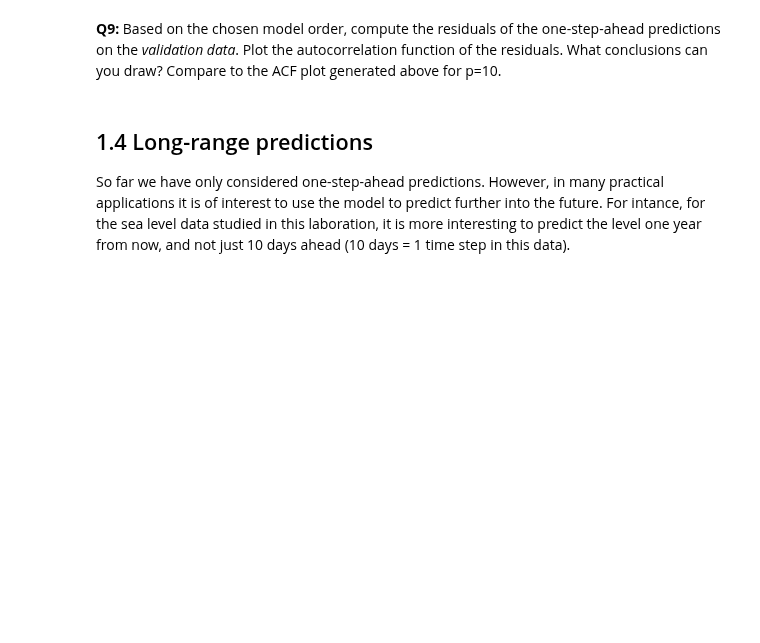
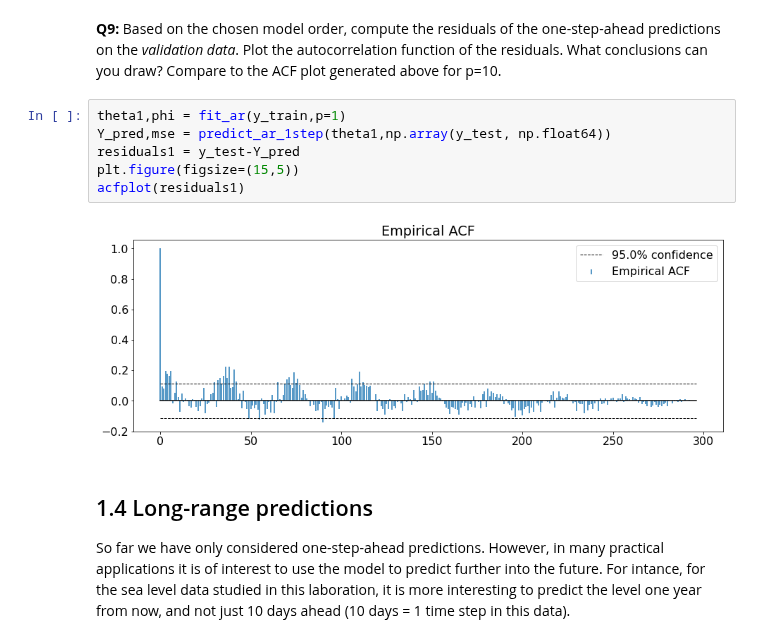
Before and after one commit to jrakhshanda/Time-Series-Sequence-Learning, a Jupyter notebook: tssl_lab1_ipynb_txt.ipynb, the cells around one changed output. Cells and saved outputs as stored; diff of their text form; blank space fills up the shorter version.

```diff
--- a/tssl_lab1_ipynb_txt.ipynb
+++ b/tssl_lab1_ipynb_txt.ipynb
@@ -282,5 +281,13 @@ NameError: ignored
 # %% [markdown]
 **Q9:** Based on the chosen model order, compute the residuals of the one-step-ahead predictions on the *validation data*. Plot the autocorrelation function of the residuals. What conclusions can you draw? Compare to the ACF plot generated above for p=10.
+# %%
+theta1,phi = fit_ar(y_train,p=1)
+Y_pred,mse = predict_ar_1step(theta1,np.array(y_test, np.float64))
+residuals1 = y_test-Y_pred
+plt.figure(figsize=(15,5))
+acfplot(residuals1)
+# %% [output]
+[figure, added]
 # %% [markdown]
 ## 1.4 Long-range predictions
 So far we have only considered one-step-ahead predictions. However, in many practical applications it is of interest to use the model to predict further into the future. For intance, for the sea level data studied in this laboration, it is more interesting to predict the level one year from now, and not just 10 days ahead (10 days = 1 time step in this data).
```
Also changed, not shown: parts of 5 cells of this notebook.
